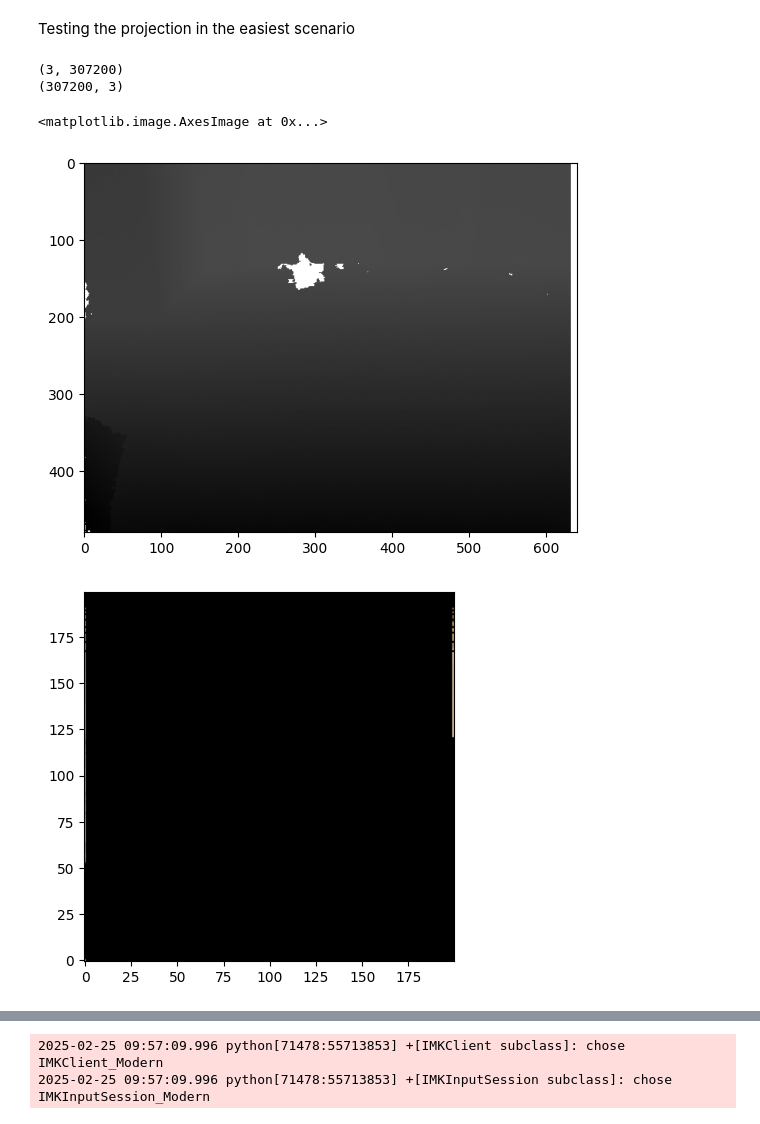
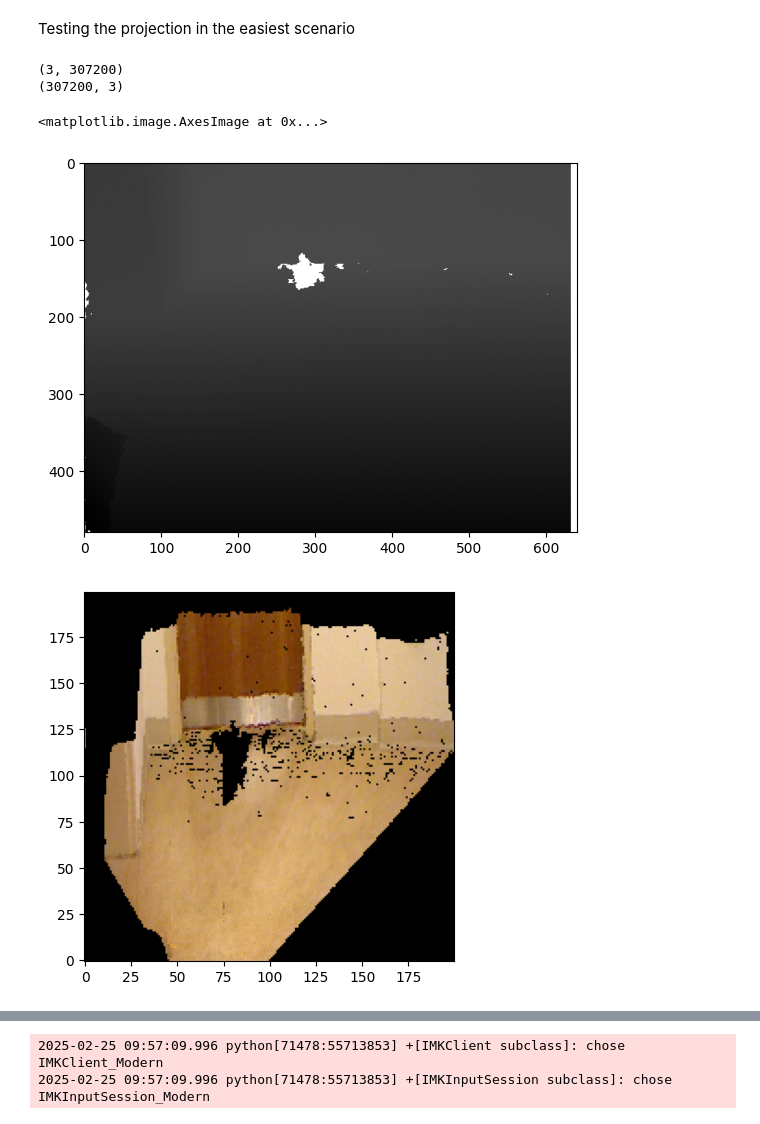
Before and after one commit to pedramaghazadeh/ECE276a, a Jupyter notebook: Project2/code/part3.ipynb, the cells around one changed output, grey strips where cells are left out. Drawn from its saved outputs; the diff is of its cells as text; code cells hidden in the pictures.

Commit message:
Factor graph fully implemented

```diff
--- a/Project2/code/part3.ipynb
+++ b/Project2/code/part3.ipynb
@@ -68,37 +68,38 @@ print(points.shape)
 print(colors.shape)
 # Creating a map from the 3d points
 img = np.zeros((200, 200, 3), dtype=np.uint8)
 
 points[0, :] -= np.min(points[0, :]) # 0 based
 points[1, :] -= np.min(points[1, :]) # 0 based
 points[2, :] -= np.min(points[2, :]) # 0 based
 
 range_x = np.max(points[0, :]) - np.min(points[0, :])
 range_y = np.max(points[1, :]) - np.min(points[1, :])
 range_z = np.max(points[2, :]) - np.min(points[2, :])
 
 points[0, :] *= (190 / range_x) # Scaling to image resolution
 points[1, :] *= (190 / range_y) # Scaling to image resolution
 points[2, :] *= (190 / range_z) # Scaling to image resolution
 
 for i in range(points.shape[1]):
-    x = int(points[0, i])
-    y = int(points[2, i])
-    img[x, -y] = colors[i]
+    x = int(points[2, i])
+    y = int(points[1, i])
+    if x < 230:
+        img[x, -y] = colors[i]
 
 # Plotting all images
 plt.figure()
 plt.imshow(disp_img, cmap='gray')
 plt.figure()
 plt.imshow(img, origin='lower')
 plt.figure()
 plt.imshow(cv2.cvtColor(bgr_img, cv2.COLOR_BGR2RGB))
 # %% [output]
 (3, 307200)
 (307200, 3)
 <matplotlib.image.AxesImage at 0x...>
 [figure]
-[figure, old version]
+[figure, new version]
 [figure]
 # %%
 pcd = o3d.geometry.PointCloud()
```
Also changed, not shown: parts of 3 cells of this notebook, 8 other files.
